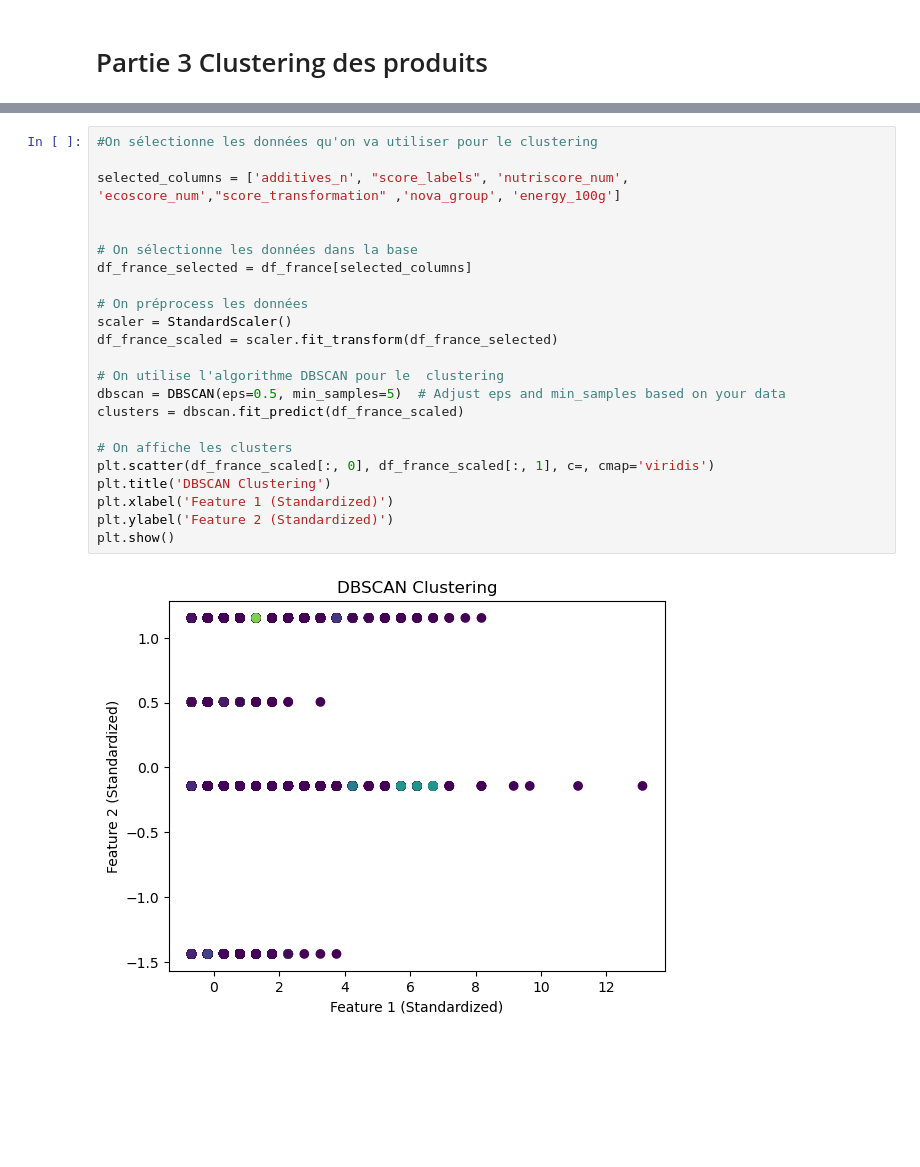
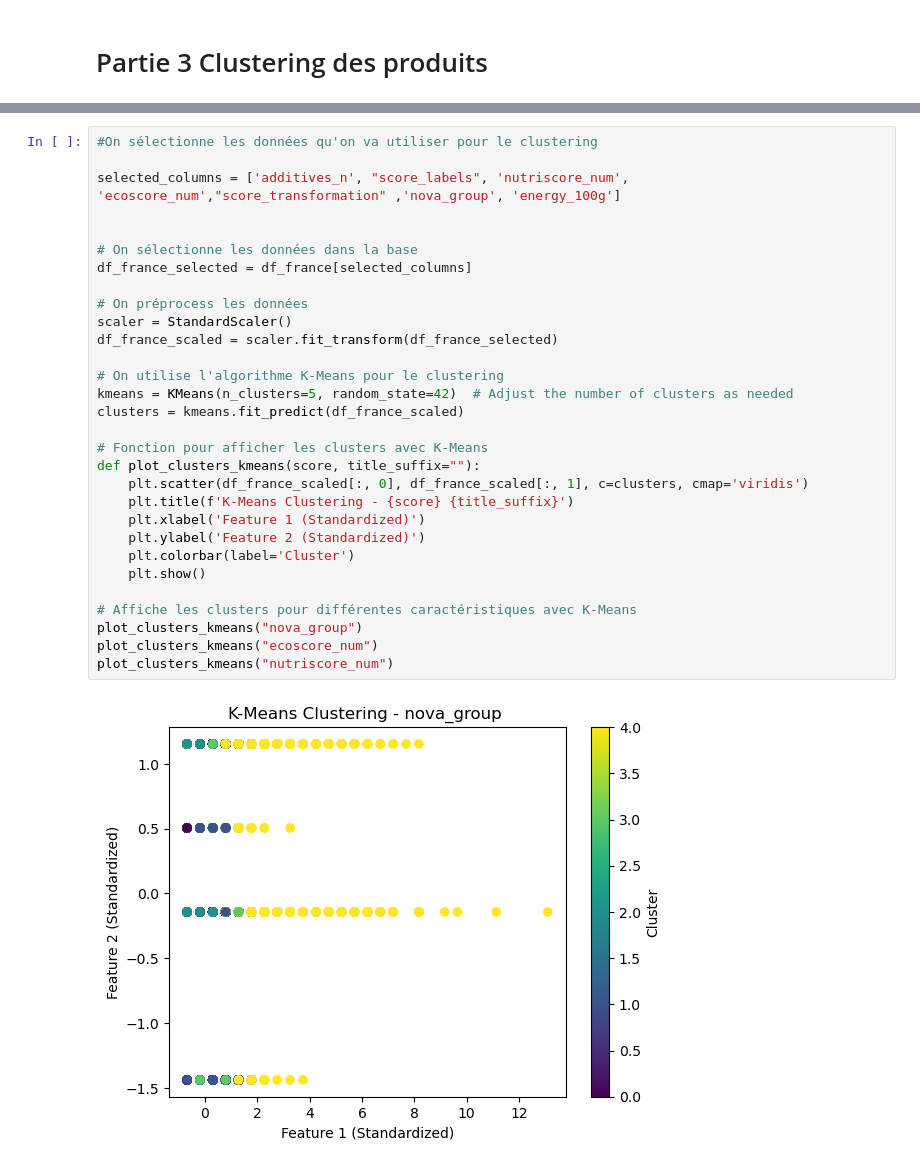
Before and after one commit to ashxivy/Projet-Python-pour-la-data-science, a Jupyter notebook: Le Nutri-Score permet il de bien consommer.ipynb, the cells around one changed output, grey strips where cells are left out. Cells and saved outputs as stored; diff of their text form; blank space fills up the shorter version.

```diff
--- a/Le Nutri-Score permet il de bien consommer.ipynb
+++ b/Le Nutri-Score permet il de bien consommer.ipynb
@@ -1037,25 +1042,32 @@ Nous allons désormais utiliser des méthodes de clustering pour déterminer des
 # %%
 #On sélectionne les données qu'on va utiliser pour le clustering
 
 selected_columns = ['additives_n', "score_labels", 'nutriscore_num', 'ecoscore_num',"score_transformation" ,'nova_group', 'energy_100g']
 
 
 # On sélectionne les données dans la base
 df_france_selected = df_france[selected_columns]
 
 # On préprocess les données
 scaler = StandardScaler()
 df_france_scaled = scaler.fit_transform(df_france_selected)
 
-# On utilise l'algorithme DBSCAN pour le  clustering
-dbscan = DBSCAN(eps=0.5, min_samples=5)  # Adjust eps and min_samples based on your data
-clusters = dbscan.fit_predict(df_france_scaled)
+# On utilise l'algorithme K-Means pour le clustering
+kmeans = KMeans(n_clusters=5, random_state=42)  # Adjust the number of clusters as needed
+clusters = kmeans.fit_predict(df_france_scaled)
 
-# On affiche les clusters
-plt.scatter(df_france_scaled[:, 0], df_france_scaled[:, 1], c=, cmap='viridis')
-plt.title('DBSCAN Clustering')
-plt.xlabel('Feature 1 (Standardized)')
-plt.ylabel('Feature 2 (Standardized)')
-plt.show()
+# Fonction pour afficher les clusters avec K-Means
+def plot_clusters_kmeans(score, title_suffix=""):
+    plt.scatter(df_france_scaled[:, 0], df_france_scaled[:, 1], c=clusters, cmap='viridis')
+    plt.title(f'K-Means Clustering - {score} {title_suffix}')
+    plt.xlabel('Feature 1 (Standardized)')
+    plt.ylabel('Feature 2 (Standardized)')
+    plt.colorbar(label='Cluster')
+    plt.show()
+
+# Affiche les clusters pour différentes caractéristiques avec K-Means
+plot_clusters_kmeans("nova_group")
+plot_clusters_kmeans("ecoscore_num")
+plot_clusters_kmeans("nutriscore_num")
 # %% [output]
-[figure, old version]
+[figure, new version]
```
Also changed, not shown: parts of 8 cells of this notebook.
